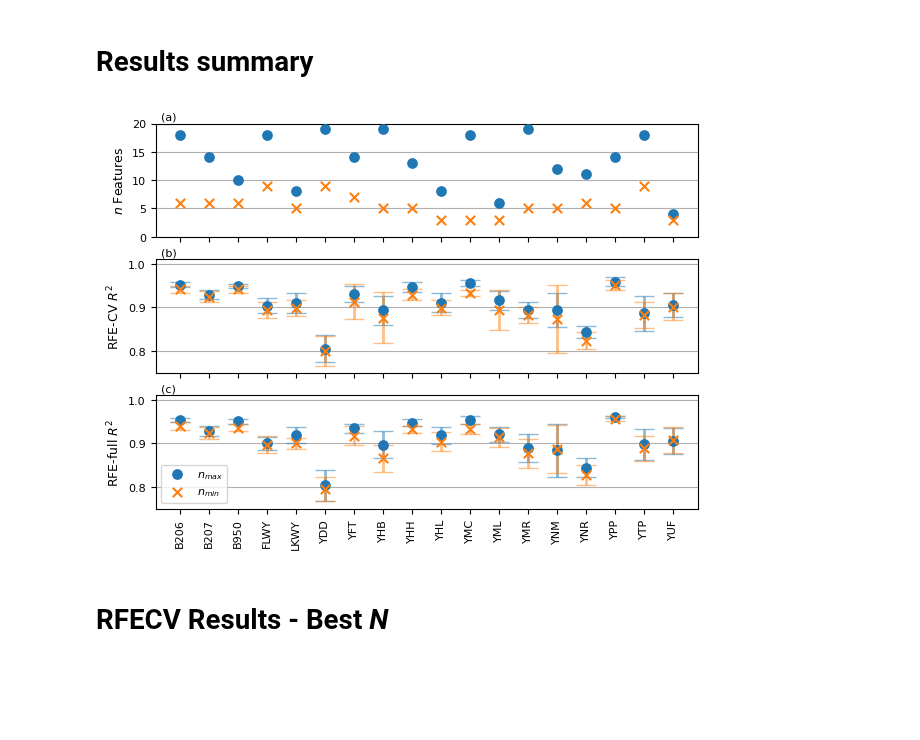
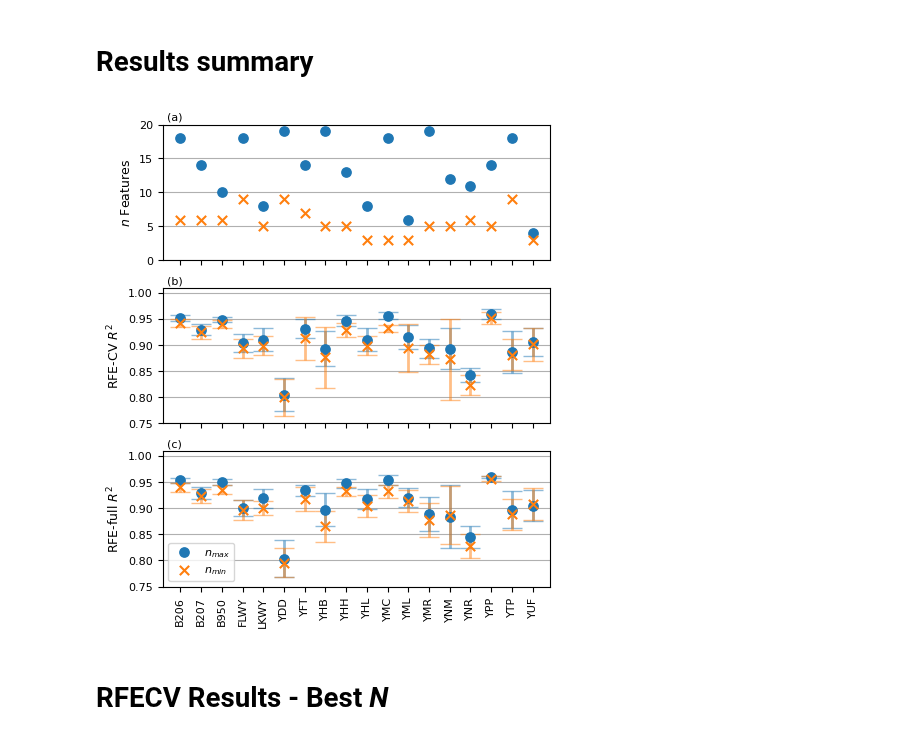
Before and after one commit to armstrong06/featmag, a Jupyter notebook: notebooks_feature_selection/rfecvAllSStationsResults.ipynb, the cells around one changed output. Cells and saved outputs as stored; diff of their text form; code cells hidden in the pictures; blank space fills up the shorter version.

```diff
--- a/notebooks_feature_selection/rfecvAllSStationsResults.ipynb
+++ b/notebooks_feature_selection/rfecvAllSStationsResults.ipynb
@@ -65,16 +65,17 @@ plotting.set_default_fontsizes()
 # %%
 plotting.plot_rfecv_score_summary(rfecv_results_dict,
                                     full_rfe_results_dict,
                                     capsize=7,
                                     score_ylims=[0.75, 1.01],
                                     grids=True,
                                     elinewidth=2,
                                     s=45,
                                     plot_N=True,
                                     N_ylims=[0, 20],
+                                    figsize=(5, 6),
                                     savefigname='../figures/RFE_summary_S.png')
 # %% [output]
-[figure, old version]
+[figure, new version]
 # %% [markdown]
 # RFECV Results - Best *N*
 # %% [markdown]
```
Also changed, not shown: 4 other files.
